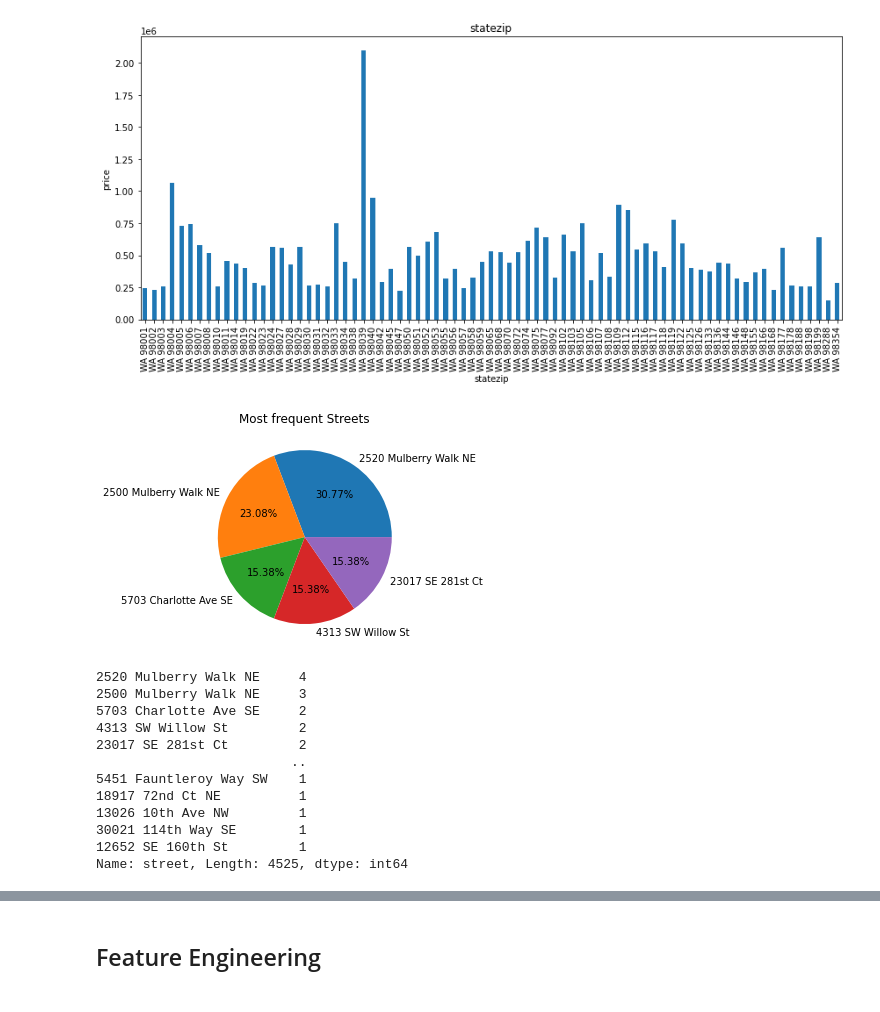
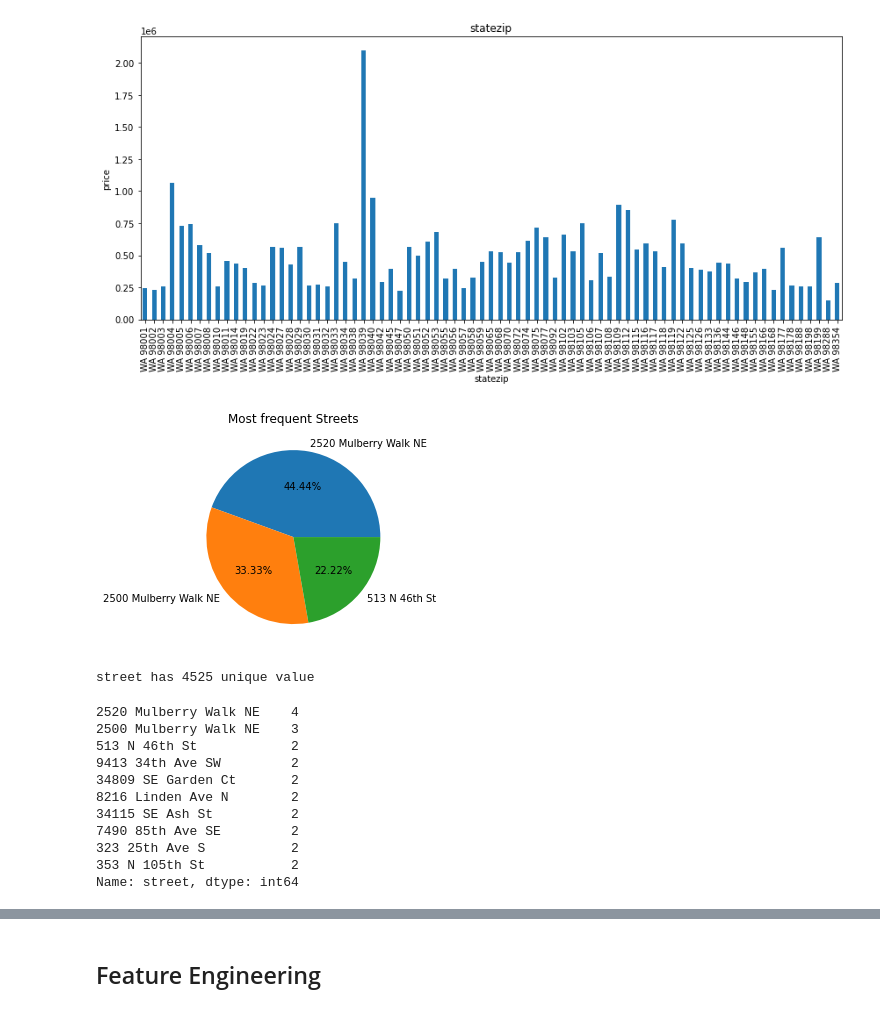
Before and after one commit to oussamaJMAA/DataPreparation, a Jupyter notebook: American_Agency2014.ipynb, the cells around one changed output, grey strips where cells are left out. Drawn from its saved outputs; the diff is of its cells as text; code cells hidden in the pictures.

```diff
--- a/American_Agency2014.ipynb
+++ b/American_Agency2014.ipynb
@@ -326,26 +326,27 @@ plt.show()
 # %%
 #pie charts
 street_names = dataset['street'].value_counts().index
 street_values = dataset['street'].value_counts().values
-plt.pie(street_values[:5],labels=street_names[:5],autopct='%1.2f%%')
+plt.pie(street_values[:3],labels=street_names[:3],autopct='%1.2f%%')
 plt.title("Most frequent Streets")
 plt.show()
 #plt.pie(street_values[:6],labels=street_names[:6],autopct='%1.2f%%')
-dataset['street'].value_counts()
+print(f"street has {dataset['street'].nunique()} unique value\n")
+dataset['street'].value_counts().head(10)
 # %% [output]
-[figure, old version]
+[figure, new version]
-2520 Mulberry Walk NE     4
-2500 Mulberry Walk NE     3
-5703 Charlotte Ave SE     2
-4313 SW Willow St         2
-23017 SE 281st Ct         2
-                         ..
-5451 Fauntleroy Way SW    1
-18917 72nd Ct NE          1
-13026 10th Ave NW         1
-30021 114th Way SE        1
-12652 SE 160th St         1
-Name: street, Length: 4525, dtype: int64
+street has 4525 unique value
+2520 Mulberry Walk NE    4
+2500 Mulberry Walk NE    3
+513 N 46th St            2
+9413 34th Ave SW         2
+34809 SE Garden Ct       2
+8216 Linden Ave N        2
+34115 SE Ash St          2
+7490 85th Ave SE         2
+323 25th Ave S           2
+353 N 105th St           2
+Name: street, dtype: int64
 # %%
 #pie charts
 city_names = dataset['city'].value_counts().index
```
Also changed, not shown: parts of 22 cells of this notebook.
